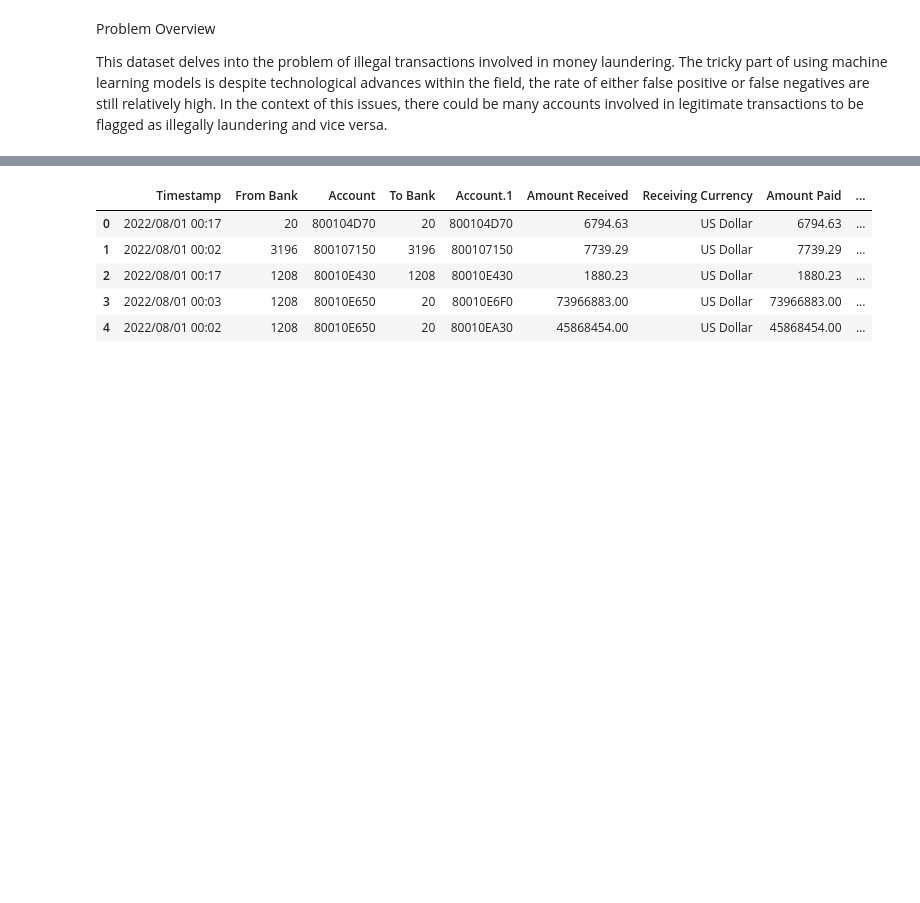
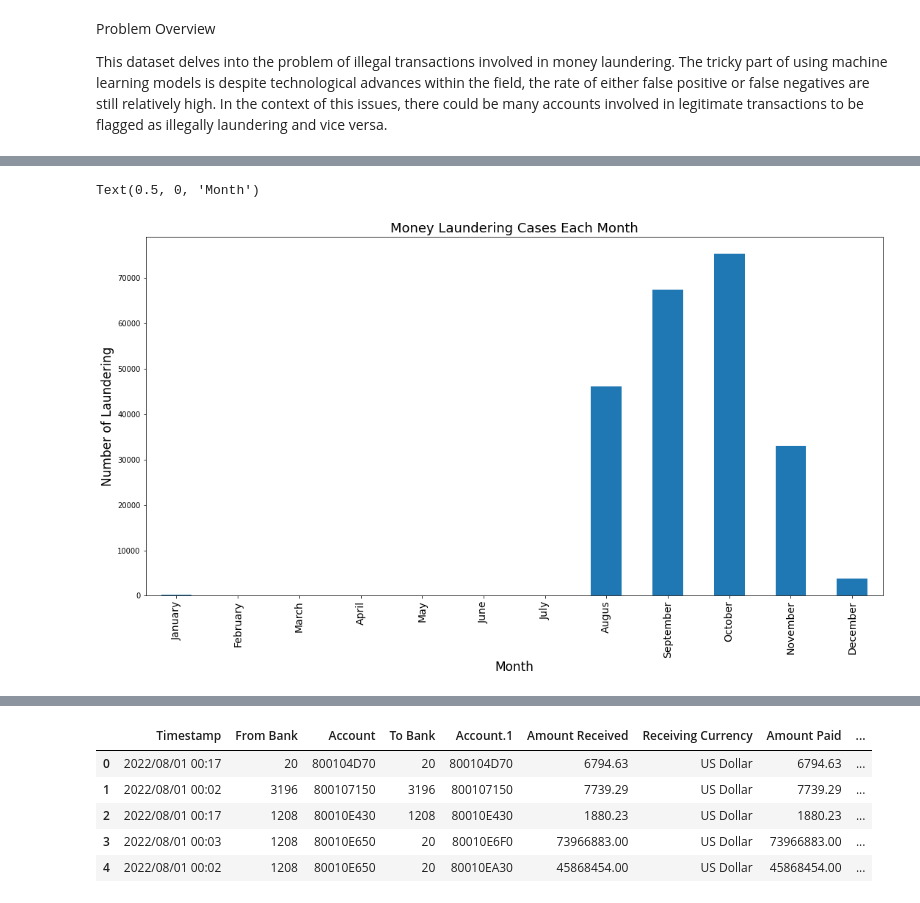
Before and after one commit to foxyglue/DSCO_pre, a Jupyter notebook: Prelim__.ipynb, the cells around one changed output, grey strips where cells are left out. Saved outputs shown, nothing was run; the diff lists cells and outputs as text; code cells hidden in the pictures; blank space fills up the shorter version.

```diff
--- a/Prelim__.ipynb
+++ b/Prelim__.ipynb
@@ -16 +18,4 @@ from dask import dataframe as dd
 df = dd.read_csv('HI-Large_Trans.csv')
+# %%
+#Convert to Date_Time
+df = df.map_partitions(lambda partition, col = "Timestamp": partition.assign(**{col: pd.to_datetime(partition[col])}), meta = {**{"Timestamp": 'datetime64[ns]'}, **df.dtypes[1:].to_dict()})
@@ -16,0 +55,7 @@ df = dd.read_csv('HI-Large_Trans.csv')
+# %%
+month_laundering_count = pd.Series(data = [0,0,0,0,0,0,0,0,0,0,0,0], index = [1,2,3,4,5,6,7,8,9,10,11,12])
+
+for i in tqdm(range(df.npartitions)):
+    df_temp = df.get_partition(i).compute()
+    month_laundering_temp = df_temp[df_temp["Is Laundering"] == 1]["Month"].value_counts()
+    month_laundering_count =  month_laundering_count.add(month_laundering_temp, fill_value=0)
@@ -16,0 +87,10 @@ df = dd.read_csv('HI-Large_Trans.csv')
+# %%
+plt.figure(figsize=(18,9))
+month_laundering_count.plot.bar()
+plt.title("Money Laundering Cases Each Month", fontsize = 18)
+plt.xticks([0,1,2,3,4,5,6,7,8,9,10,11],["January", "February", "March", "April", "May", "June", "July", "Augus", "September", "October", "November", "December"], fontsize = 14)
+plt.ylabel("Number of Laundering", fontsize = 17)
+plt.xlabel("Month", fontsize = 17)
+# %% [output]
+Text(0.5, 0, 'Month')
+[figure, added]
```
Also changed, not shown: parts of 46 cells of this notebook, 1 other file.
